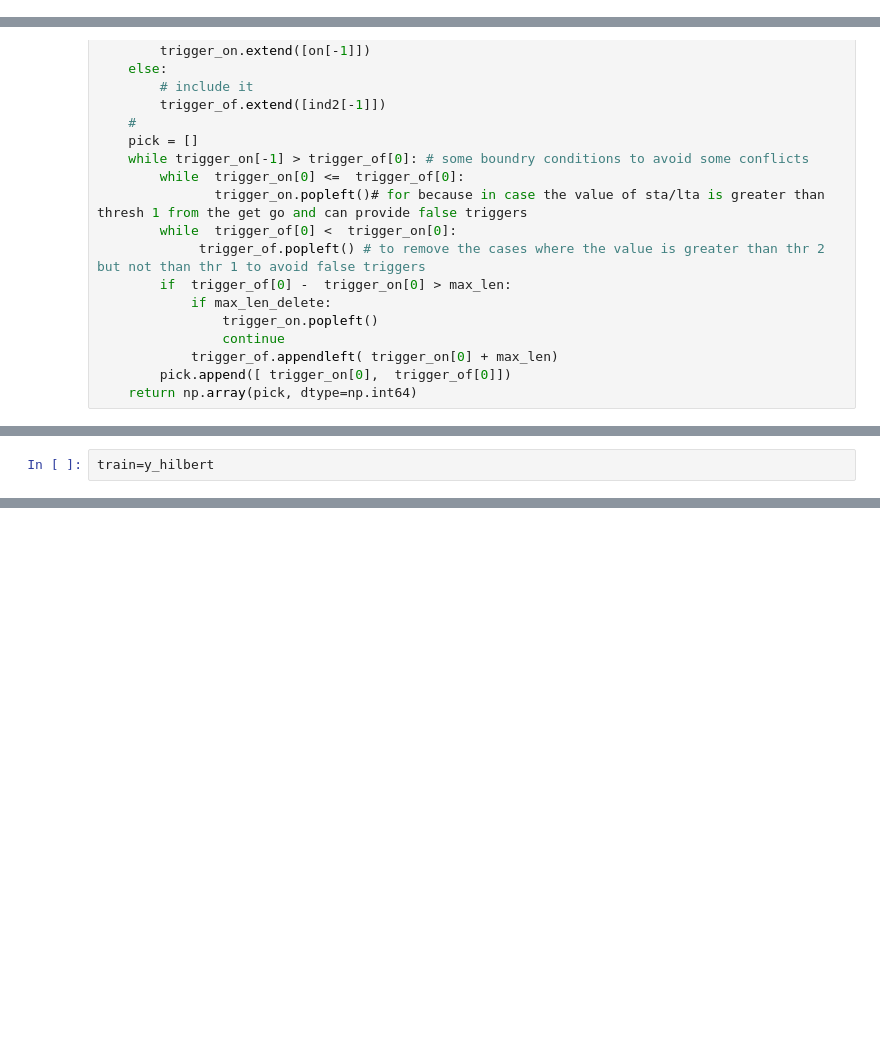
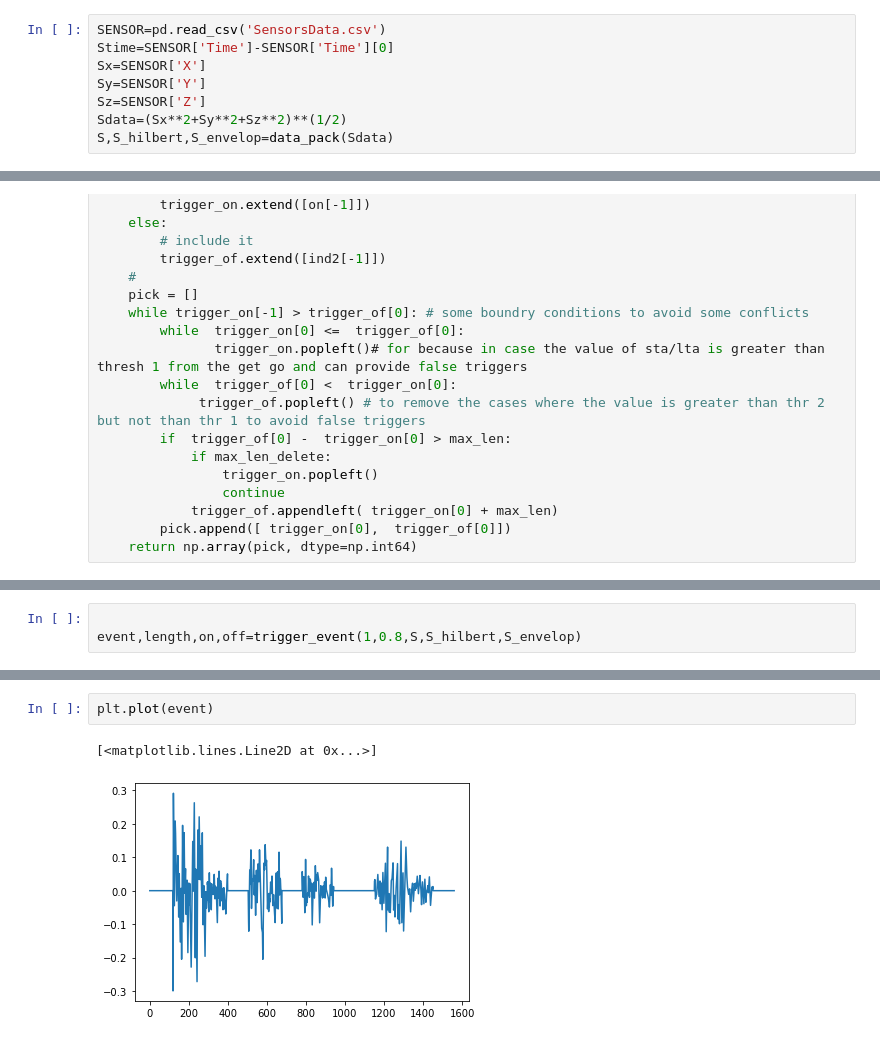
Before and after one commit to Student-Satellite-IITB/GLEE, a Jupyter notebook: wave_onset/sta-lta.ipynb, the cells around one changed output, grey strips where cells are left out. Drawn from its saved outputs; the diff is of its cells as text; blank space fills up the shorter version.

```diff
--- a/wave_onset/sta-lta.ipynb
+++ b/wave_onset/sta-lta.ipynb
@@ -60,3 +64,11 @@ Text(0.5, 0, 'time')
+# %%
+SENSOR=pd.read_csv('SensorsData.csv')
+Stime=SENSOR['Time']-SENSOR['Time'][0]
+Sx=SENSOR['X']
+Sy=SENSOR['Y']
+Sz=SENSOR['Z']
+Sdata=(Sx**2+Sy**2+Sz**2)**(1/2)
+S,S_hilbert,S_envelop=data_pack(Sdata)
 # %%
 def trigger_onset(charfct, thres1, thres2, max_len=9e99, max_len_delete=False):   #to determine when the event is triggred and di triggered
     ind1 = np.where(charfct > thres1)[0]# for points when magnitude is above thresh 1
@@ -157,2 +143,3 @@ interactive(children=(IntSlider(value=50, description='sta_time', min=1), IntSli
 # %%
-train=y_hilbert
+
+event,length,on,off=trigger_event(1,0.8,S,S_hilbert,S_envelop)
@@ -158,0 +160,5 @@ train=y_hilbert
+# %%
+plt.plot(event)
+# %% [output]
+[<matplotlib.lines.Line2D at 0x...>]
+[figure, added]
```
Also changed, not shown: parts of 6 cells of this notebook, 12 other files.
